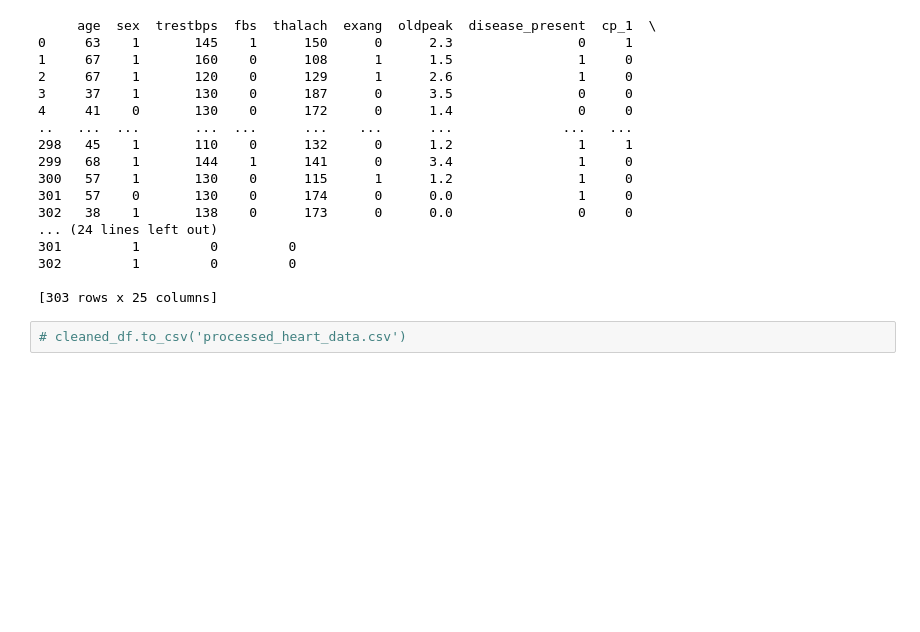
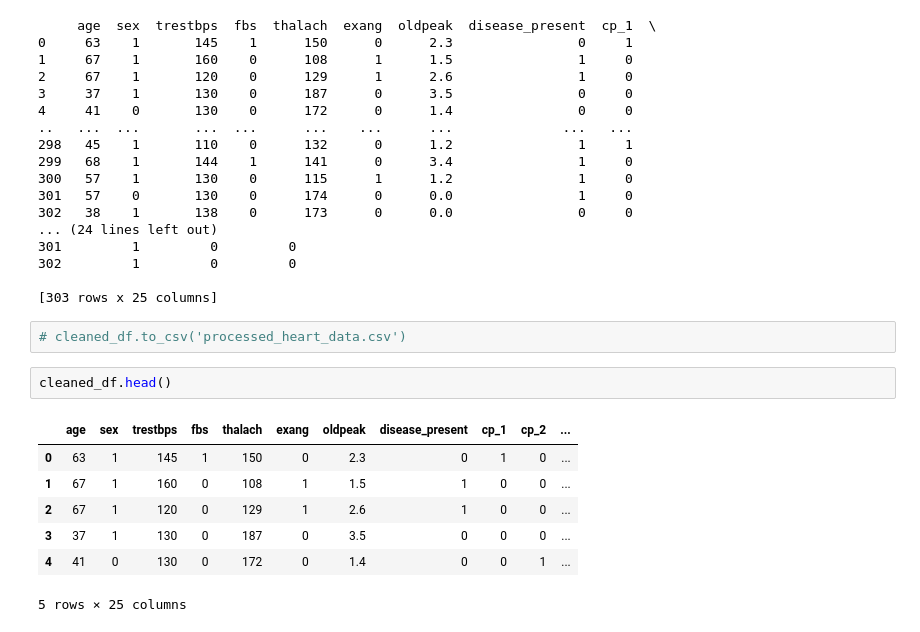
Before and after one commit to luis-jmtz/Heart_Disease_ML_Model_Comparison, a Jupyter notebook: data_cleaning_and_eda.ipynb, the cells around one changed output. Cells and saved outputs as stored; diff of their text form; blank space fills up the shorter version.

```diff
--- a/data_cleaning_and_eda.ipynb
+++ b/data_cleaning_and_eda.ipynb
@@ -499,3 +499,13 @@ print(cleaned_df)
 [303 rows x 25 columns]
 # %%
 # cleaned_df.to_csv('processed_heart_data.csv')
+# %%
+cleaned_df.head()
+# %% [output]
+|  | age | sex | trestbps | fbs | thalach | exang | oldpeak | disease_present | cp_1 | cp_2 | ... |
+| 0 | 63 | 1 | 145 | 1 | 150 | 0 | 2.3 | 0 | 1 | 0 | ... |
+| 1 | 67 | 1 | 160 | 0 | 108 | 1 | 1.5 | 1 | 0 | 0 | ... |
+| 2 | 67 | 1 | 120 | 0 | 129 | 1 | 2.6 | 1 | 0 | 0 | ... |
+| 3 | 37 | 1 | 130 | 0 | 187 | 0 | 3.5 | 0 | 0 | 0 | ... |
+| 4 | 41 | 0 | 130 | 0 | 172 | 0 | 1.4 | 0 | 0 | 1 | ... |
+5 rows × 25 columns
```
